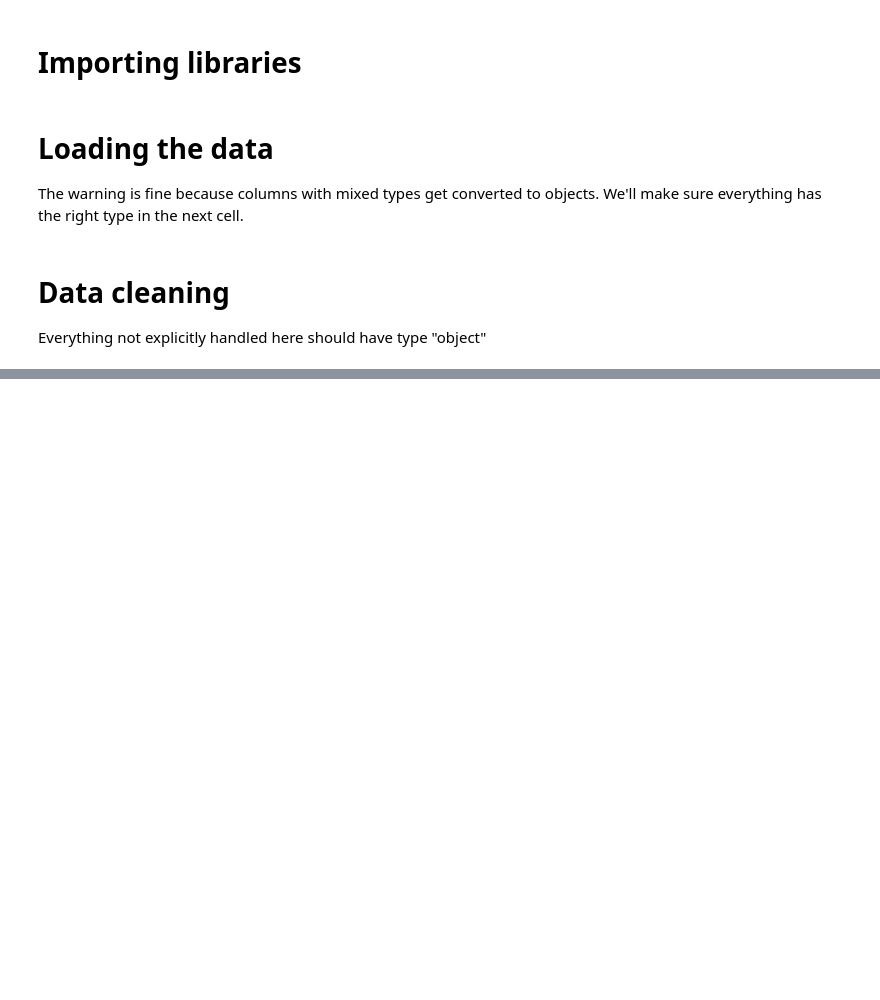
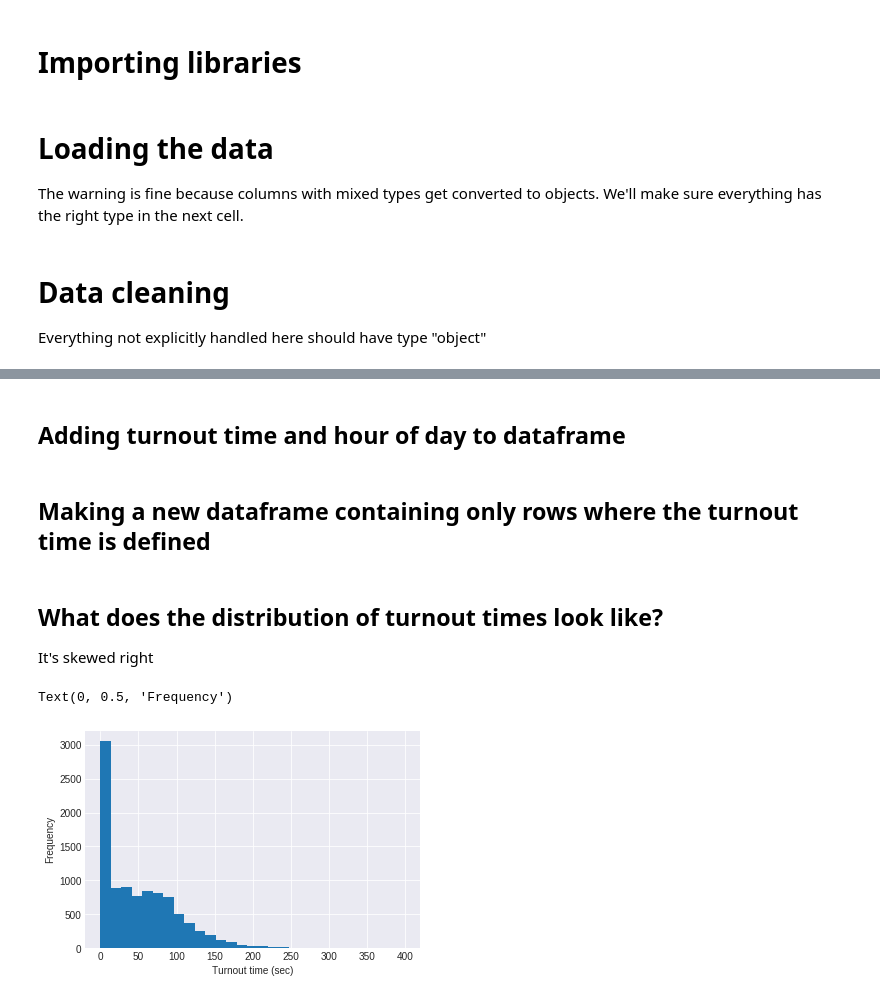
Before and after one commit to andersonad/PE_take_home, a Jupyter notebook: take_home_notebook.ipynb, the cells around one changed output, grey strips where cells are left out. Saved outputs shown, nothing was run; the diff lists cells and outputs as text; code cells hidden in the pictures; blank space fills up the shorter version.

```diff
--- a/take_home_notebook.ipynb
+++ b/take_home_notebook.ipynb
@@ -51,0 +54,29 @@ df.to_pickle('cleaned_fire_data')
+# %% [markdown]
+## Adding turnout time and hour of day to dataframe
+# %%
+#Simple subtraction of response timestamp (enroute) and dispatch timestamp
+df['turnout_time'] = df['Response DtTm'] - df['Dispatch DtTm']
+
+#Converting the time delta to seconds
+df['turnout_time'] = df['turnout_time'].progress_apply(lambda x: x.total_seconds())
+
+#Adding hour of day based on when the call was received
+df['hour'] = df['Received DtTm'].progress_apply(lambda x: x.hour)
+
+#Adding boolean variable that indicates whether call is recieved during daytime or evening hours
+daytime_hours = np.arange(6,22)
+df['daytime'] = df['hour'].isin(daytime_hours)
+# %% [markdown]
+## Making a new dataframe containing only rows where the turnout time is defined
+# %%
+turnout_df = df[~np.isnan(df['turnout_time'])].reset_index(drop=True)
+# %% [markdown]
+## What does the distribution of turnout times look like?
+It's skewed right
+# %%
+plt.hist(turnout_df['turnout_time'], bins=np.linspace(0,400,30))
+plt.xlabel('Turnout time (sec)')
+plt.ylabel('Frequency')
+# %% [output]
+Text(0, 0.5, 'Frequency')
+[figure, added]
```
Also changed, not shown: parts of 5 cells of this notebook.
